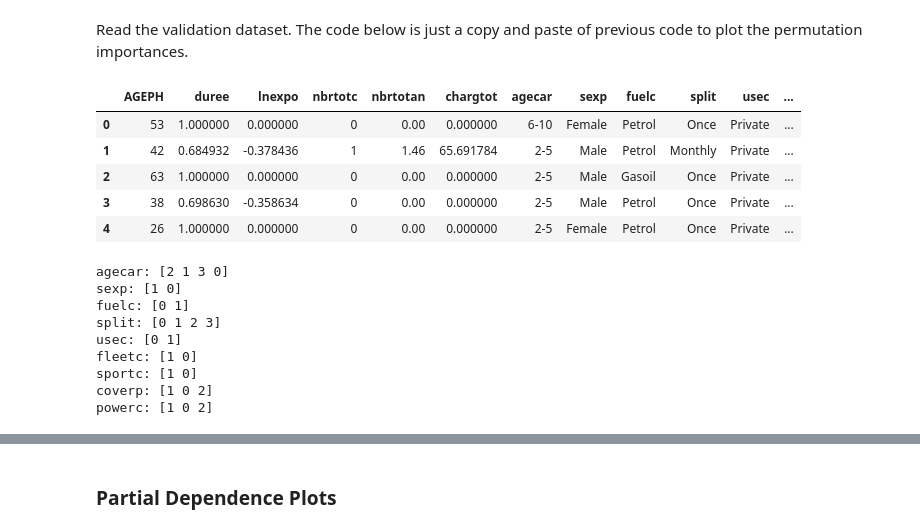
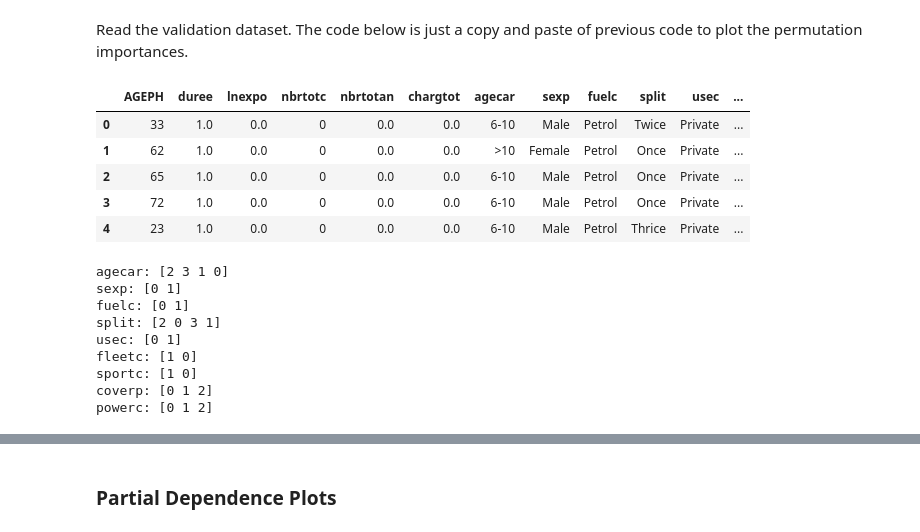
Before and after one commit to galezon/DSNLI-Project, a Jupyter notebook: random_trees/main.ipynb, the cells around one changed output, grey strips where cells are left out. Cells and saved outputs as stored; diff of their text form; code cells hidden in the pictures.

```diff
--- a/random_trees/main.ipynb
+++ b/random_trees/main.ipynb
@@ -24,3 +25,34 @@ from datetime import datetime
+# %%
+def postcodes_to_latlong(df: pd.DataFrame):
+    spatial = pd.read_excel("../initial_docs/inspost.xls")
+    spatial.drop(columns=["INS", "COMMUNE"], inplace=True)  # we do not need these info
+    tmp_df = pd.merge(df, spatial, how="left", on="CODPOSS")
+    tmp_df.drop(columns="CODPOSS", inplace=True)
+
+    return tmp_df
+
+
+def cat_to_numeric(data: pd.DataFrame):
+    tmp = data.copy(deep=True)
+
+    tmp['agecar'] = tmp['agecar'].map({"0-1": 0, "2-5": 1, "6-10":2, ">10": 3})
+    tmp['sexp'] = tmp['sexp'].map({"Male": 0, "Female": 1})
+    tmp['fuelc'] = tmp['fuelc'].map({"Petrol": 0, "Gasoil": 1})
+    tmp['split'] = tmp['split'].map({"Once": 0, "Monthly": 1, "Twice":2, "Thrice": 3})
+    tmp['usec'] = tmp['usec'].map({"Private": 0, "Professional": 1})
+    tmp['fleetc'] = tmp['fleetc'].map({"Yes": 0, "No": 1})
+    tmp['sportc'] = tmp['sportc'].map({"Yes": 0, "No": 1})
+    tmp['coverp'] = tmp['coverp'].map({"MTPL": 0, "MTPL+": 1, "MTPL+++":2})
+    tmp['powerc'] = tmp['powerc'].map({"<66": 0, "66-110": 1, ">110":2})
+
+    return tmp
+
+
+def avg_claim(row):
+    if row['nbrtotc'] == 0:
+        return 0
+    else:
+        return row['chargtot'] / row['nbrtotc']
 # %% [markdown]
 Read the data.
 # %%
@@ -35,14 +67,6 @@ data.head()
 | 20614 | 26 | 7130 | 1.000000 | 0.000000 | 0 | 0.00 | 0.000000 | 2-5 | Female | Petrol | Once | ... |
 # %% [markdown]
 Post-codes are purely categorical (not ordinal) with a lot of levels, one-hot encoding or even embedding into $\mathbb{N}$ makes little sense. However, I don't want to throw away the spatial info, since it may play an effect. Instead of working with CODPOSS, I will instead work with latitudes and longitudes.
-# %%
-def postcodes_to_latlong(df: pd.DataFrame):
-    spatial = pd.read_excel("../initial_docs/inspost.xls")
-    spatial.drop(columns=["INS", "COMMUNE"], inplace=True)  # we do not need these info
-    tmp_df = pd.merge(data, spatial, how="left", on="CODPOSS")
-    tmp_df.drop(columns="CODPOSS", inplace=True)
-
-    return tmp_df
 # %%
 data2 = postcodes_to_latlong(data)
 data2.head()
@@ -638,40 +654,32 @@ We still have a validation set and a test set left. Let us use the validation se
 # %% [markdown]
 Read the validation dataset. The code below is just a copy and paste of previous code to plot the permutation importances.
 # %%
-valid = pd.read_csv("../data/train.csv", index_col="Unnamed: 0")
+valid = pd.read_csv("../data/valid.csv", index_col="Unnamed: 0")
 
 valid2 = postcodes_to_latlong(valid)
 valid2.head()
 # %% [output]
 |  | AGEPH | duree | lnexpo | nbrtotc | nbrtotan | chargtot | agecar | sexp | fuelc | split | usec | ... |
-| 0 | 53 | 1.000000 | 0.000000 | 0 | 0.00 | 0.000000 | 6-10 | Female | Petrol | Once | Private | ... |
-| 1 | 42 | 0.684932 | -0.378436 | 1 | 1.46 | 65.691784 | 2-5 | Male | Petrol | Monthly | Private | ... |
-| 2 | 63 | 1.000000 | 0.000000 | 0 | 0.00 | 0.000000 | 2-5 | Male | Gasoil | Once | Private | ... |
-| 3 | 38 | 0.698630 | -0.358634 | 0 | 0.00 | 0.000000 | 2-5 | Male | Petrol | Once | Private | ... |
-| 4 | 26 | 1.000000 | 0.000000 | 0 | 0.00 | 0.000000 | 2-5 | Female | Petrol | Once | Private | ... |
+| 0 | 33 | 1.0 | 0.0 | 0 | 0.0 | 0.0 | 6-10 | Male | Petrol | Twice | Private | ... |
+| 1 | 62 | 1.0 | 0.0 | 0 | 0.0 | 0.0 | >10 | Female | Petrol | Once | Private | ... |
+| 2 | 65 | 1.0 | 0.0 | 0 | 0.0 | 0.0 | 6-10 | Male | Petrol | Once | Private | ... |
+| 3 | 72 | 1.0 | 0.0 | 0 | 0.0 | 0.0 | 6-10 | Male | Petrol | Once | Private | ... |
+| 4 | 23 | 1.0 | 0.0 | 0 | 0.0 | 0.0 | 6-10 | Male | Petrol | Thrice | Private | ... |
 # %%
-valid2['agecar'] = valid2['agecar'].map({"0-1": 0, "2-5": 1, "6-10":2, ">10": 3})
-valid2['sexp'] = valid2['sexp'].map({"Male": 0, "Female": 1})
-valid2['fuelc'] = valid2['fuelc'].map({"Petrol": 0, "Gasoil": 1})
-valid2['split'] = valid2['split'].map({"Once": 0, "Monthly": 1, "Twice":2, "Thrice": 3})
-valid2['usec'] = valid2['usec'].map({"Private": 0, "Professional": 1})
-valid2['fleetc'] = valid2['fleetc'].map({"Yes": 0, "No": 1})
-valid2['sportc'] = valid2['sportc'].map({"Yes": 0, "No": 1})
-valid2['coverp'] = valid2['coverp'].map({"MTPL": 0, "MTPL+": 1, "MTPL+++":2})
-valid2['powerc'] = valid2['powerc'].map({"<66": 0, "66-110": 1, ">110":2})
+valid2 = cat_to_numeric(valid2)
 
 for category in categoricals:
     print(category + ":", valid2[category].unique())
 # %% [output]
-agecar: [2 1 3 0]
-sexp: [1 0]
+agecar: [2 3 1 0]
+sexp: [0 1]
 fuelc: [0 1]
-split: [0 1 2 3]
+split: [2 0 3 1]
 usec: [0 1]
 fleetc: [1 0]
 sportc: [1 0]
-coverp: [1 0 2]
-powerc: [1 0 2]
+coverp: [0 1 2]
+powerc: [0 1 2]
 # %%
 valid_freq_target = valid2['nbrtotc']/valid2['duree']
 valid_freq_weights = valid2['duree']
```
Also changed, not shown: parts of 18 cells of this notebook.
